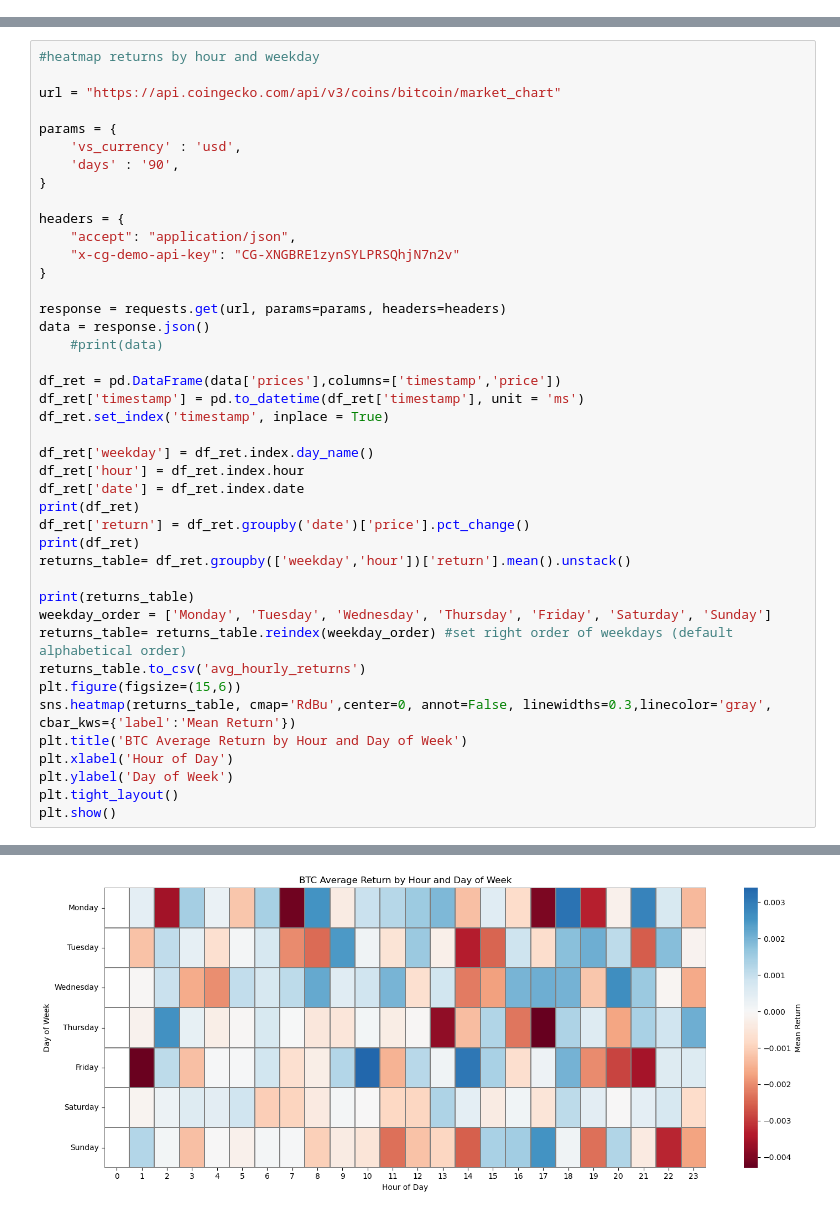
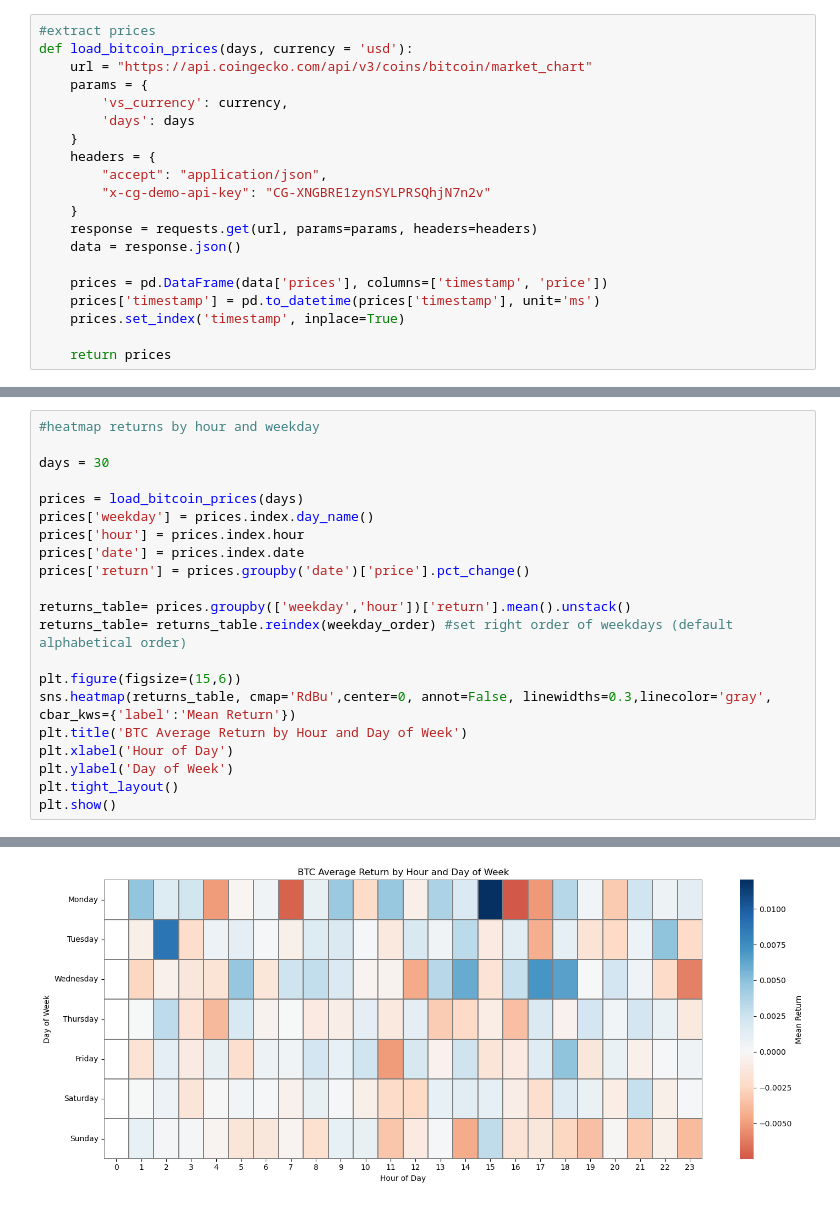
Before and after one commit to moyu1011-hka/hausarbeit-info2, a Jupyter notebook: test_coingecko_with_jupyter.ipynb, the cells around one changed output, grey strips where cells are left out. Saved outputs shown, nothing was run; the diff lists cells and outputs as text.

```diff
--- a/test_coingecko_with_jupyter.ipynb
+++ b/test_coingecko_with_jupyter.ipynb
@@ -48,0 +31,20 @@ print(df)
+# %%
+#extract prices
+def load_bitcoin_prices(days, currency = 'usd'):
+    url = "https://api.coingecko.com/api/v3/coins/bitcoin/market_chart"
+    params = {
+        'vs_currency': currency,
+        'days': days
+    }
+    headers = {
+        "accept": "application/json",
+        "x-cg-demo-api-key": "CG-XNGBRE1zynSYLPRSQhjN7n2v"
+    }
+    response = requests.get(url, params=params, headers=headers)
+    data = response.json()
+
+    prices = pd.DataFrame(data['prices'], columns=['timestamp', 'price'])
+    prices['timestamp'] = pd.to_datetime(prices['timestamp'], unit='ms')
+    prices.set_index('timestamp', inplace=True)
+
+    return prices
@@ -606,38 +334,17 @@ df_combined.to_json('data_json.json')
 # %%
 #heatmap returns by hour and weekday
 
-url = "https://api.coingecko.com/api/v3/coins/bitcoin/market_chart"
+days = 30
 
-params = {
-    'vs_currency' : 'usd',
-    'days' : '90',
-}
+prices = load_bitcoin_prices(days)
+prices['weekday'] = prices.index.day_name()
+prices['hour'] = prices.index.hour
+prices['date'] = prices.index.date
+prices['return'] = prices.groupby('date')['price'].pct_change()
 
-headers = {
-    "accept": "application/json",
-    "x-cg-demo-api-key": "CG-XNGBRE1zynSYLPRSQhjN7n2v"
-}
+returns_table= prices.groupby(['weekday','hour'])['return'].mean().unstack()
+returns_table= returns_table.reindex(weekday_order) #set right order of weekdays (default alphabetical order)
 
-response = requests.get(url, params=params, headers=headers)
-data = response.json()
-    #print(data)
-
-df_ret = pd.DataFrame(data['prices'],columns=['timestamp','price'])
-df_ret['timestamp'] = pd.to_datetime(df_ret['timestamp'], unit = 'ms')
-df_ret.set_index('timestamp', inplace = True)
-
-df_ret['weekday'] = df_ret.index.day_name()
-df_ret['hour'] = df_ret.index.hour
-df_ret['date'] = df_ret.index.date
-print(df_ret)
-df_ret['return'] = df_ret.groupby('date')['price'].pct_change()
-print(df_ret)
-returns_table= df_ret.groupby(['weekday','hour'])['return'].mean().unstack()
-
-print(returns_table)
-weekday_order = ['Monday', 'Tuesday', 'Wednesday', 'Thursday', 'Friday', 'Saturday', 'Sunday']
-returns_table= returns_table.reindex(weekday_order) #set right order of weekdays (default alphabetical order)
-returns_table.to_csv('avg_hourly_returns')
 plt.figure(figsize=(15,6))
 sns.heatmap(returns_table, cmap='RdBu',center=0, annot=False, linewidths=0.3,linecolor='gray', cbar_kws={'label':'Mean Return'})
 plt.title('BTC Average Return by Hour and Day of Week')
@@ -666,2 +356,2 @@ Wednesday -0.001634
-[figure, old version]
+[figure, new version]
 # %%
```
Also changed, not shown: parts of 24 cells of this notebook, 1 other file.
